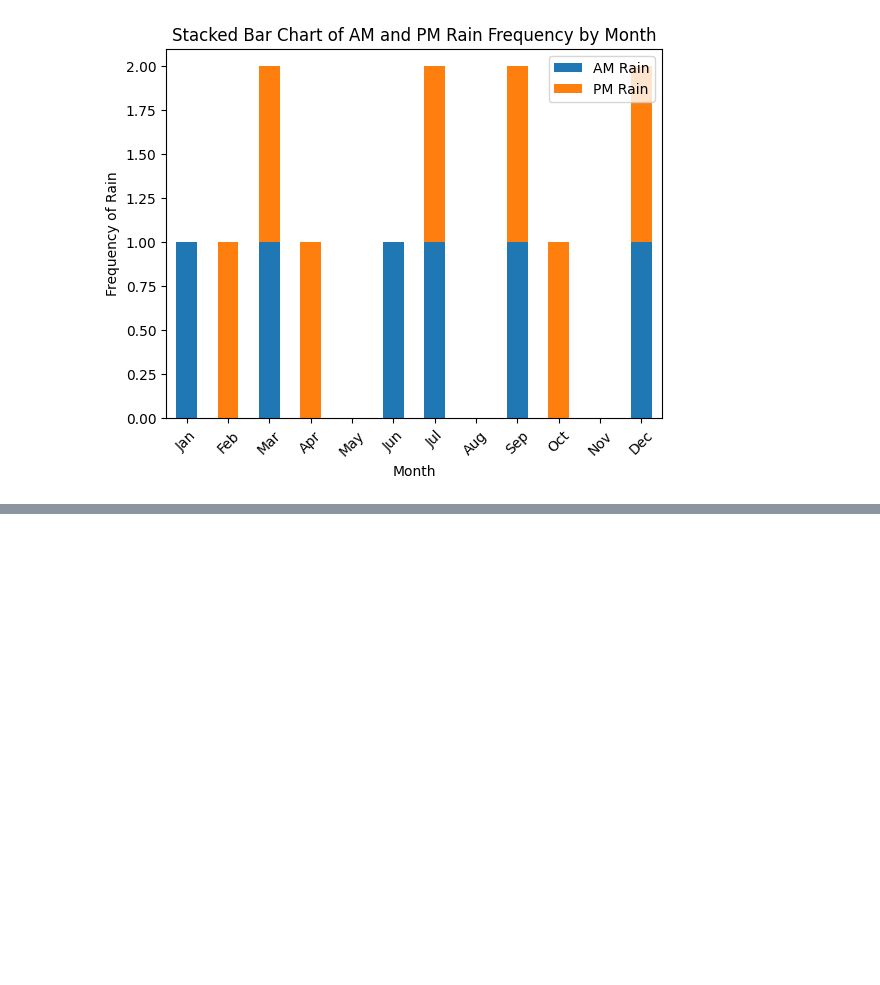
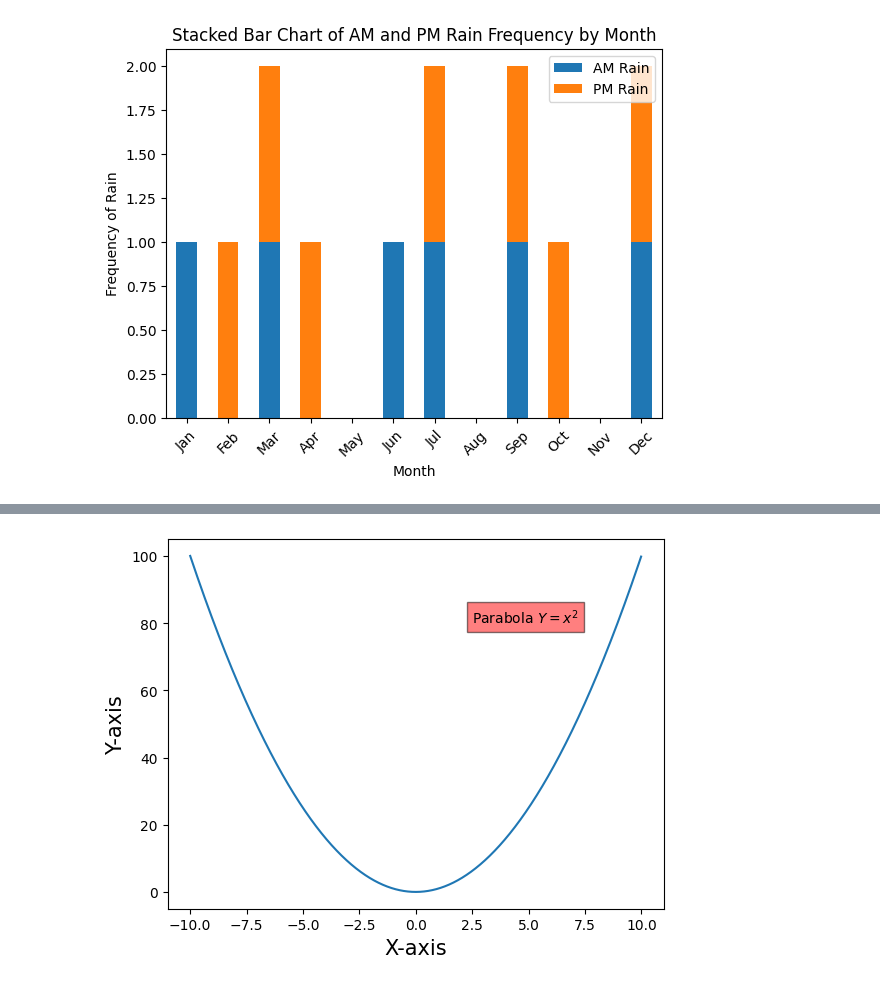
Before and after one commit to fischettijw/Abigail_ScienceFair_2024-25_082224, a Jupyter notebook: sandbox/AM - PM.ipynb, the cells around one changed output, grey strips where cells are left out. Drawn from its saved outputs; the diff is of its cells as text; code cells hidden in the pictures; blank space fills up the shorter version.

```diff
--- a/sandbox/AM - PM.ipynb
+++ b/sandbox/AM - PM.ipynb
@@ -265,0 +283,19 @@ plt.show()
+# %%
+import matplotlib.pyplot as plt
+import numpy as np
+
+x = np.arange(-10, 10, 0.01)
+y = x**2
+
+plt.xlabel("X-axis", fontsize = 15)
+plt.ylabel("Y-axis",fontsize = 15)
+
+#Adding text inside a rectangular box by using the keyword 'bbox'
+plt.text(2.5, 80, 'Parabola $Y = x^2$', fontsize = 10,
+         bbox = dict(facecolor = 'red', alpha = 0.5))
+
+plt.plot(x, y)
+
+plt.show()
+# %% [output]
+[figure, added]
```
Also changed, not shown: parts of 1 cell of this notebook, 3 other files.
